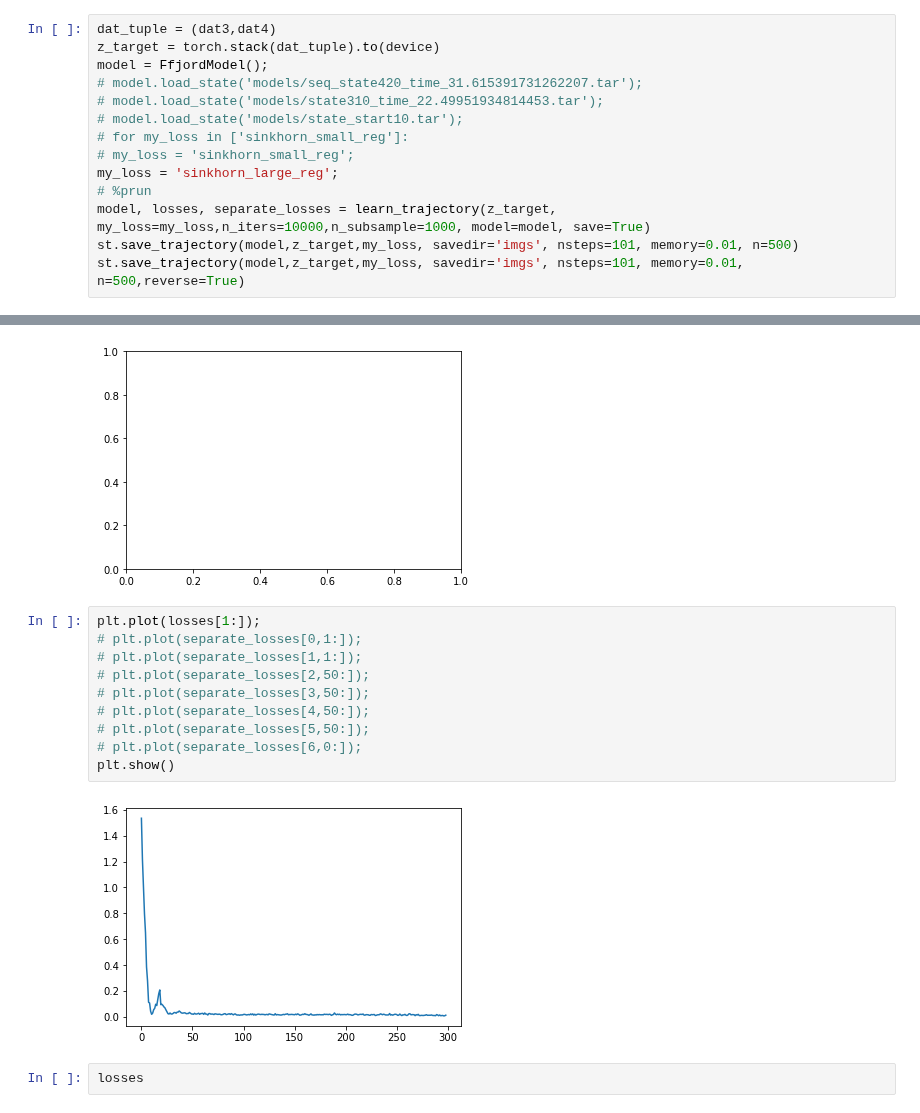
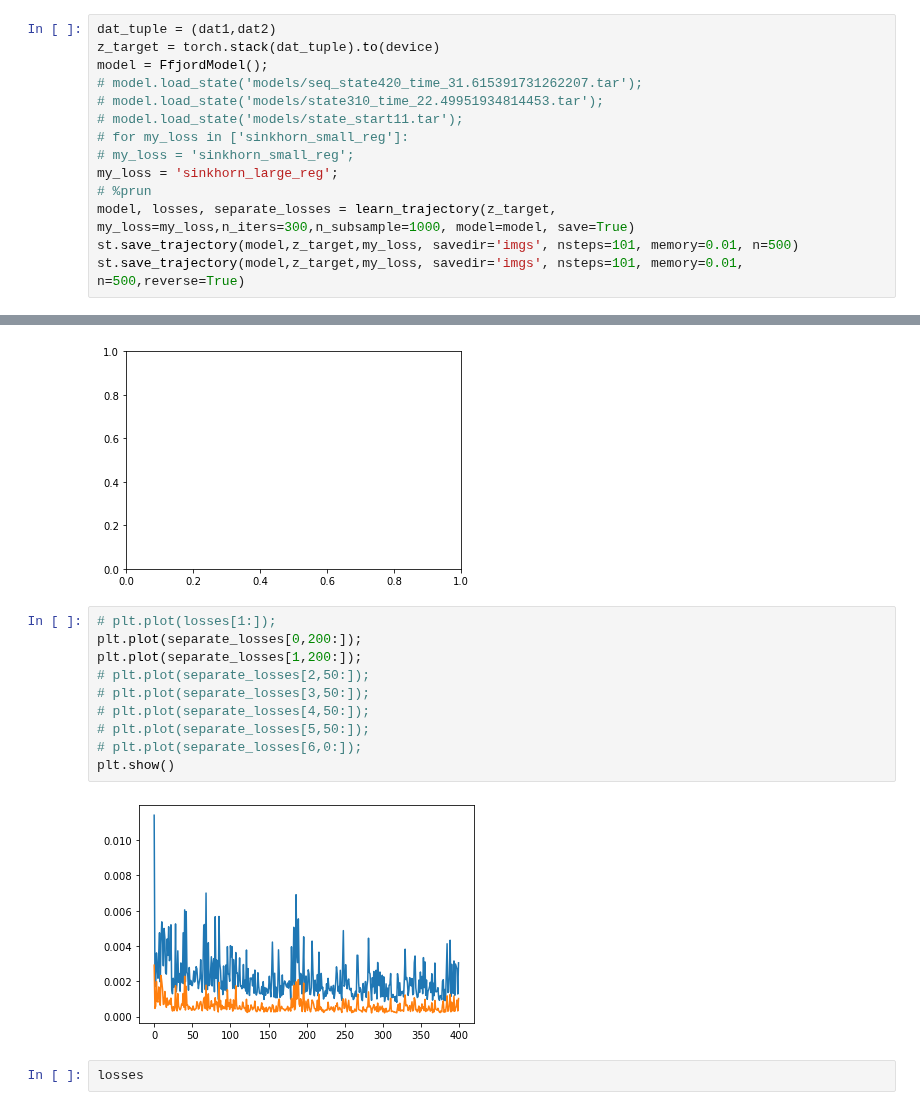
Before and after one commit to pzpzpzp1/wassflow, a Jupyter notebook: cnf-sinkhorn-demo.ipynb, the cells around one changed output, grey strips where cells are left out. Cells and saved outputs as stored; diff of their text form.

```diff
--- a/cnf-sinkhorn-demo.ipynb
+++ b/cnf-sinkhorn-demo.ipynb
@@ -61,15 +61,15 @@ plt.show()
 # %%
-dat_tuple = (dat3,dat4)
+dat_tuple = (dat1,dat2)
 z_target = torch.stack(dat_tuple).to(device)
 model = FfjordModel();
 # model.load_state('models/seq_state420_time_31.615391731262207.tar');
 # model.load_state('models/state310_time_22.49951934814453.tar');
-# model.load_state('models/state_start10.tar');
+# model.load_state('models/state_start11.tar');
 # for my_loss in ['sinkhorn_small_reg']:
 # my_loss = 'sinkhorn_small_reg';
 my_loss = 'sinkhorn_large_reg';
 # %prun
-model, losses, separate_losses = learn_trajectory(z_target, my_loss=my_loss,n_iters=10000,n_subsample=1000, model=model, save=True)
+model, losses, separate_losses = learn_trajectory(z_target, my_loss=my_loss,n_iters=300,n_subsample=1000, model=model, save=True)
 st.save_trajectory(model,z_target,my_loss, savedir='imgs', nsteps=101, memory=0.01, n=500)
 st.save_trajectory(model,z_target,my_loss, savedir='imgs', nsteps=101, memory=0.01, n=500,reverse=True)
 # %% [output]
@@ -215,16 +231,16 @@ torch.Size([0])
 ValueError: x and y must have same first dimension, but have shapes (0,) and (2,)
 [figure]
 # %%
-plt.plot(losses[1:]);
-# plt.plot(separate_losses[0,1:]);
-# plt.plot(separate_losses[1,1:]);
+# plt.plot(losses[1:]);
+plt.plot(separate_losses[0,200:]);
+plt.plot(separate_losses[1,200:]);
 # plt.plot(separate_losses[2,50:]);
 # plt.plot(separate_losses[3,50:]);
 # plt.plot(separate_losses[4,50:]);
 # plt.plot(separate_losses[5,50:]);
 # plt.plot(separate_losses[6,0:]);
 plt.show()
 # %% [output]
-[figure, old version]
+[figure, new version]
 # %%
 losses
```
Also changed, not shown: parts of 4 cells of this notebook, 3 other files.
